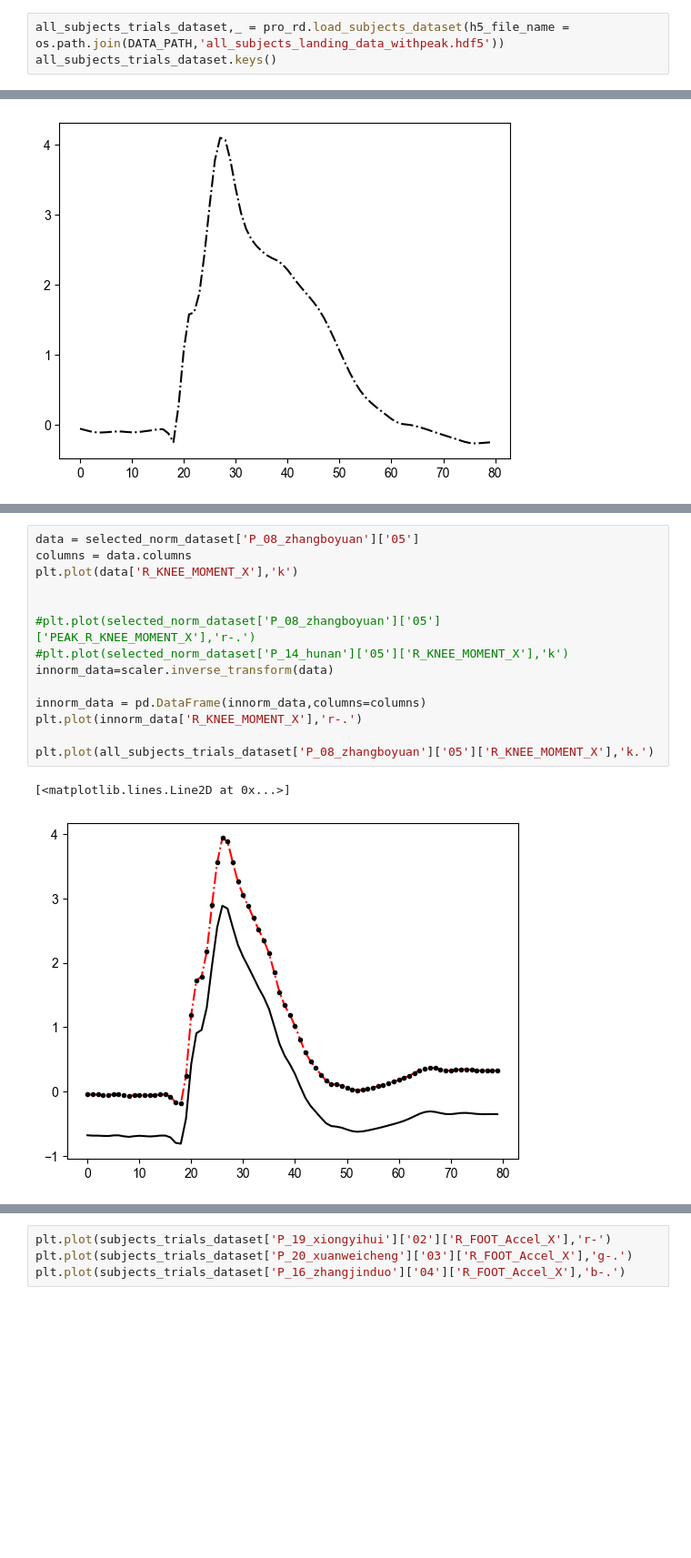
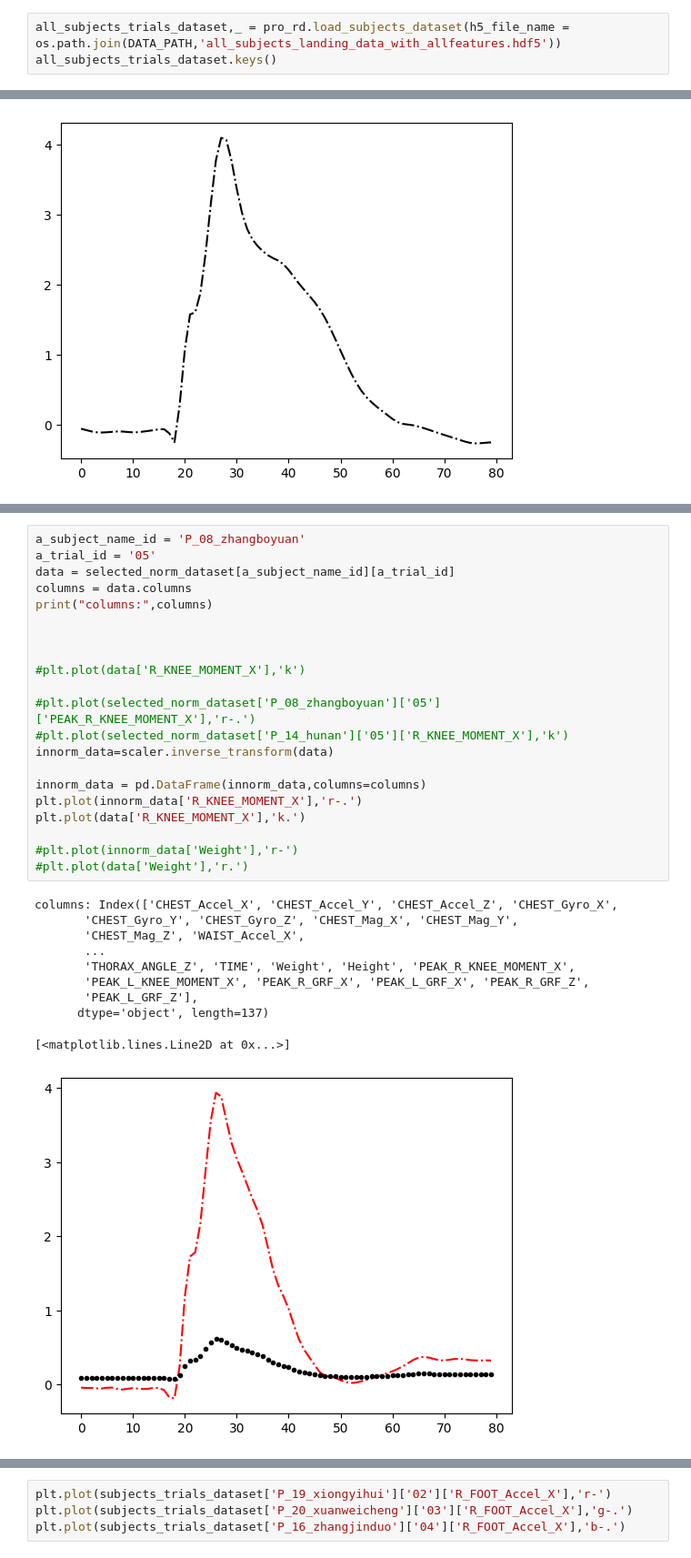
Before and after one commit to sunzhon/transfer_learning_for_droplanding, a Jupyter notebook: jupyter-lab/training_data_analysis.ipynb, the cells around one changed output, grey strips where cells are left out. Shown at 91% size. Saved outputs shown, nothing was run; the diff lists cells and outputs as text; blank space fills up the shorter version.

```diff
--- a/jupyter-lab/training_data_analysis.ipynb
+++ b/jupyter-lab/training_data_analysis.ipynb
@@ -35,7 +35,7 @@ logging.basicConfig(level=logging.ERROR)
 # %% [markdown]
 ## Analysis the all subjects landing data with and with normalization
 # %%
-all_subjects_trials_dataset,_ = pro_rd.load_subjects_dataset(h5_file_name = os.path.join(DATA_PATH,'all_subjects_landing_data_withpeak.hdf5'))
+all_subjects_trials_dataset,_ = pro_rd.load_subjects_dataset(h5_file_name = os.path.join(DATA_PATH,'all_subjects_landing_data_with_allfeatures.hdf5'))
 all_subjects_trials_dataset.keys()
 # %% [output]
 dict_keys(['P_08_zhangboyuan', 'P_09_libang', 'P_10_dongxuan', 'P_11_liuchunyu', 'P_12_fuzijun', 'P_13_xulibang', 'P_14_hunan', 'P_15_liuzhaoyu', 'P_16_zhangjinduo', 'P_17_congyuanqi', 'P_18_hezhongha ...
@@ -65,17 +66,32 @@ scaler  = pickle.load(open(scaler_file,'rb'))
 # %%
-data = selected_norm_dataset['P_08_zhangboyuan']['05']
+a_subject_name_id = 'P_08_zhangboyuan'
+a_trial_id = '05'
+data = selected_norm_dataset[a_subject_name_id][a_trial_id]
 columns = data.columns
-plt.plot(data['R_KNEE_MOMENT_X'],'k')
+print("columns:",columns)
 
+
+
+#plt.plot(data['R_KNEE_MOMENT_X'],'k')
 
 #plt.plot(selected_norm_dataset['P_08_zhangboyuan']['05']['PEAK_R_KNEE_MOMENT_X'],'r-.')
 #plt.plot(selected_norm_dataset['P_14_hunan']['05']['R_KNEE_MOMENT_X'],'k')
 innorm_data=scaler.inverse_transform(data)
 
 innorm_data = pd.DataFrame(innorm_data,columns=columns)
 plt.plot(innorm_data['R_KNEE_MOMENT_X'],'r-.')
+plt.plot(data['R_KNEE_MOMENT_X'],'k.')
 
-plt.plot(all_subjects_trials_dataset['P_08_zhangboyuan']['05']['R_KNEE_MOMENT_X'],'k.')
+#plt.plot(innorm_data['Weight'],'r-')
+#plt.plot(data['Weight'],'r.')
 # %% [output]
-[<matplotlib.lines.Line2D at 0x...>]
+columns: Index(['CHEST_Accel_X', 'CHEST_Accel_Y', 'CHEST_Accel_Z', 'CHEST_Gyro_X',
+       'CHEST_Gyro_Y', 'CHEST_Gyro_Z', 'CHEST_Mag_X', 'CHEST_Mag_Y',
+       'CHEST_Mag_Z', 'WAIST_Accel_X',
+       ...
+       'THORAX_ANGLE_Z', 'TIME', 'Weight', 'Height', 'PEAK_R_KNEE_MOMENT_X',
+       'PEAK_L_KNEE_MOMENT_X', 'PEAK_R_GRF_X', 'PEAK_L_GRF_X', 'PEAK_R_GRF_Z',
+       'PEAK_L_GRF_Z'],
+      dtype='object', length=137)
+[<matplotlib.lines.Line2D at 0x...>]
-[figure, old version]
+[figure, new version]
```
Also changed, not shown: parts of 8 cells of this notebook, 2 other files.
